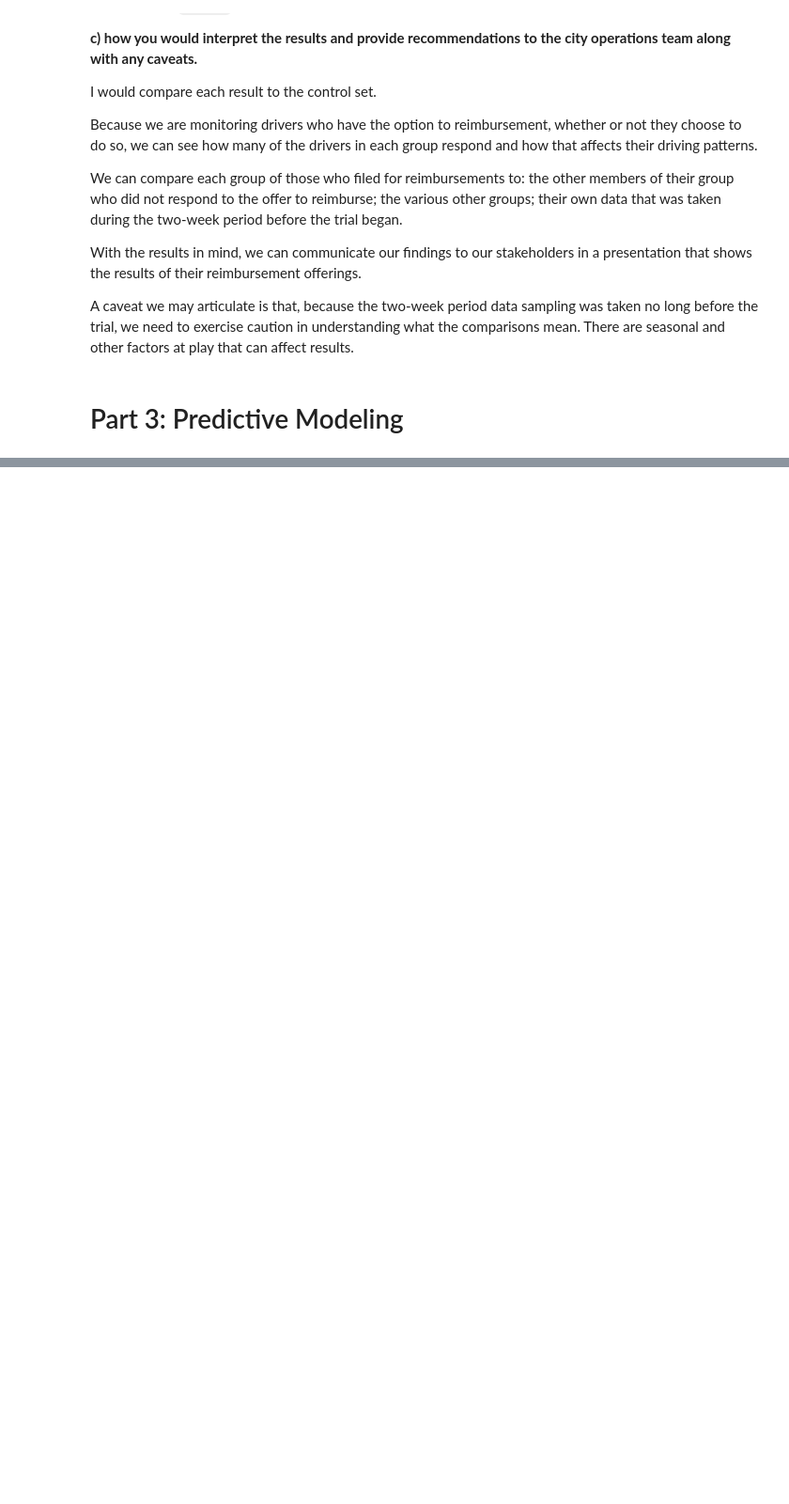
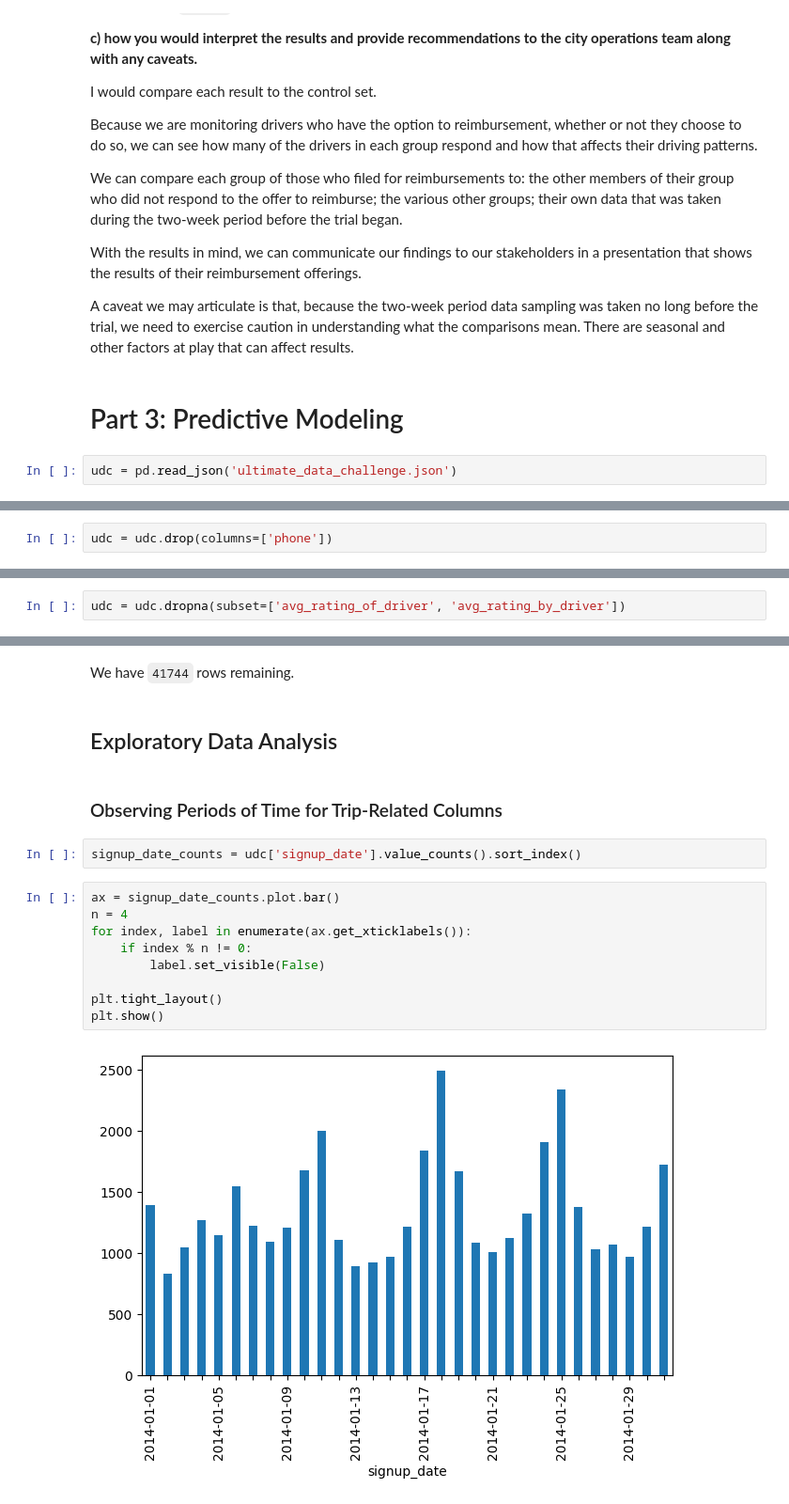
Before and after one commit to blue-santa/sprinboard-data-science-2026, a Jupyter notebook: 25-effective-interviewing/02-take-home-challenges/ultimate_challenge/Bryan_Beus_Ultimate_Take_Home_Challenge.ipynb, the cells around one changed output, grey strips where cells are left out. Shown at 94% size. Drawn from its saved outputs; the diff is of its cells as text; blank space fills up the shorter version.

Commit message:
develop ultimate data challenge json part 3 eda

```diff
--- a/25-effective-interviewing/02-take-home-challenges/ultimate_challenge/Bryan_Beus_Ultimate_Take_Home_Challenge.ipynb
+++ b/25-effective-interviewing/02-take-home-challenges/ultimate_challenge/Bryan_Beus_Ultimate_Take_Home_Challenge.ipynb
@@ -197,3 +197,5 @@ With the results in mind, we can communicate our findings to our stakeholders in
 A caveat we may articulate is that, because the two-week period data sampling was taken no long before the trial, we need to exercise caution in understanding what the comparisons mean. There are seasonal and other factors at play that can affect results.
 # %% [markdown]
 # Part 3: Predictive Modeling
+# %%
+udc = pd.read_json('ultimate_data_challenge.json')
@@ -199,0 +237,2 @@ A caveat we may articulate is that, because the two-week period data sampling wa
+# %%
+udc = udc.drop(columns=['phone'])
@@ -199,0 +257,2 @@ A caveat we may articulate is that, because the two-week period data sampling wa
+# %%
+udc = udc.dropna(subset=['avg_rating_of_driver', 'avg_rating_by_driver'])
@@ -199,0 +280,19 @@ A caveat we may articulate is that, because the two-week period data sampling wa
+# %% [markdown]
+We have `41744` rows remaining.
+# %% [markdown]
+## Exploratory Data Analysis
+# %% [markdown]
+### Observing Periods of Time for Trip-Related Columns
+# %%
+signup_date_counts = udc['signup_date'].value_counts().sort_index()
+# %%
+ax = signup_date_counts.plot.bar()
+n = 4
+for index, label in enumerate(ax.get_xticklabels()):
+    if index % n != 0:
+        label.set_visible(False)
+
+plt.tight_layout()
+plt.show()
+# %% [output]
+[figure, added]
```
Also changed, not shown: parts of 12 cells of this notebook.
